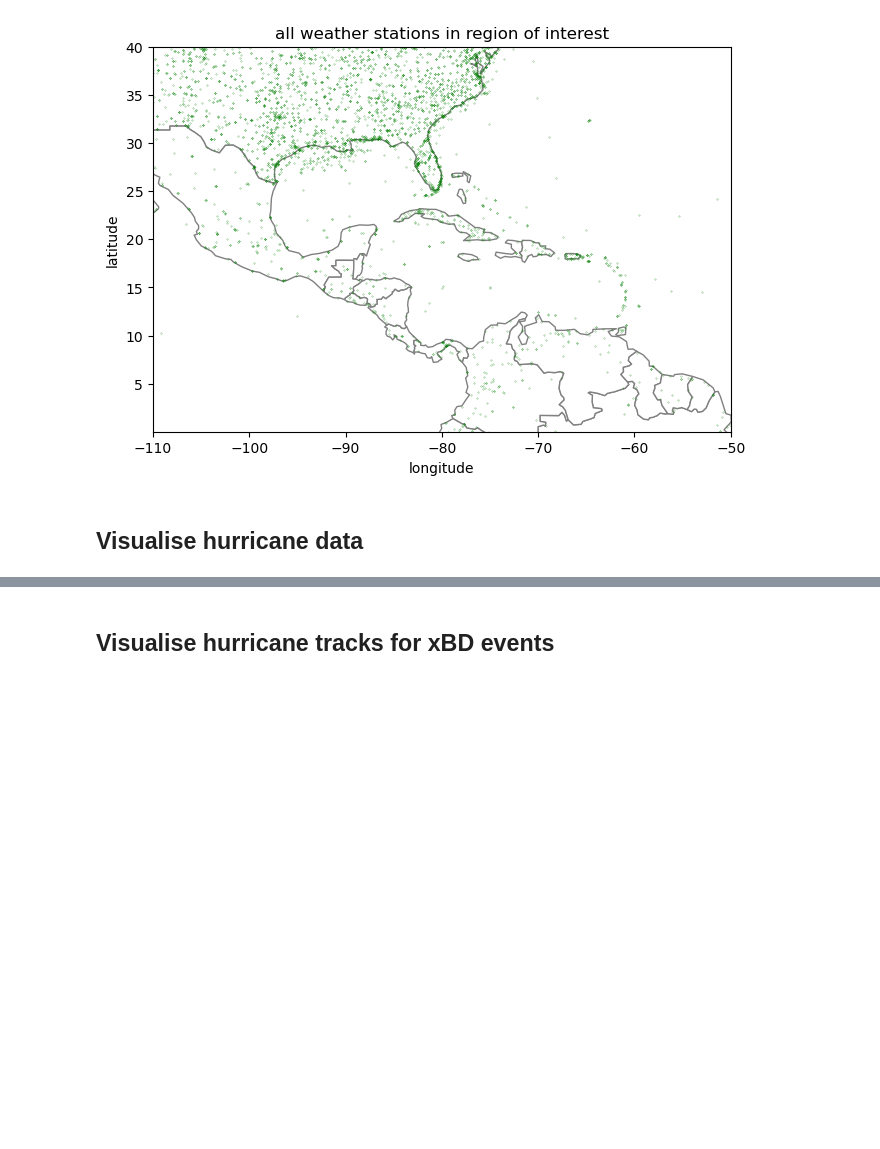
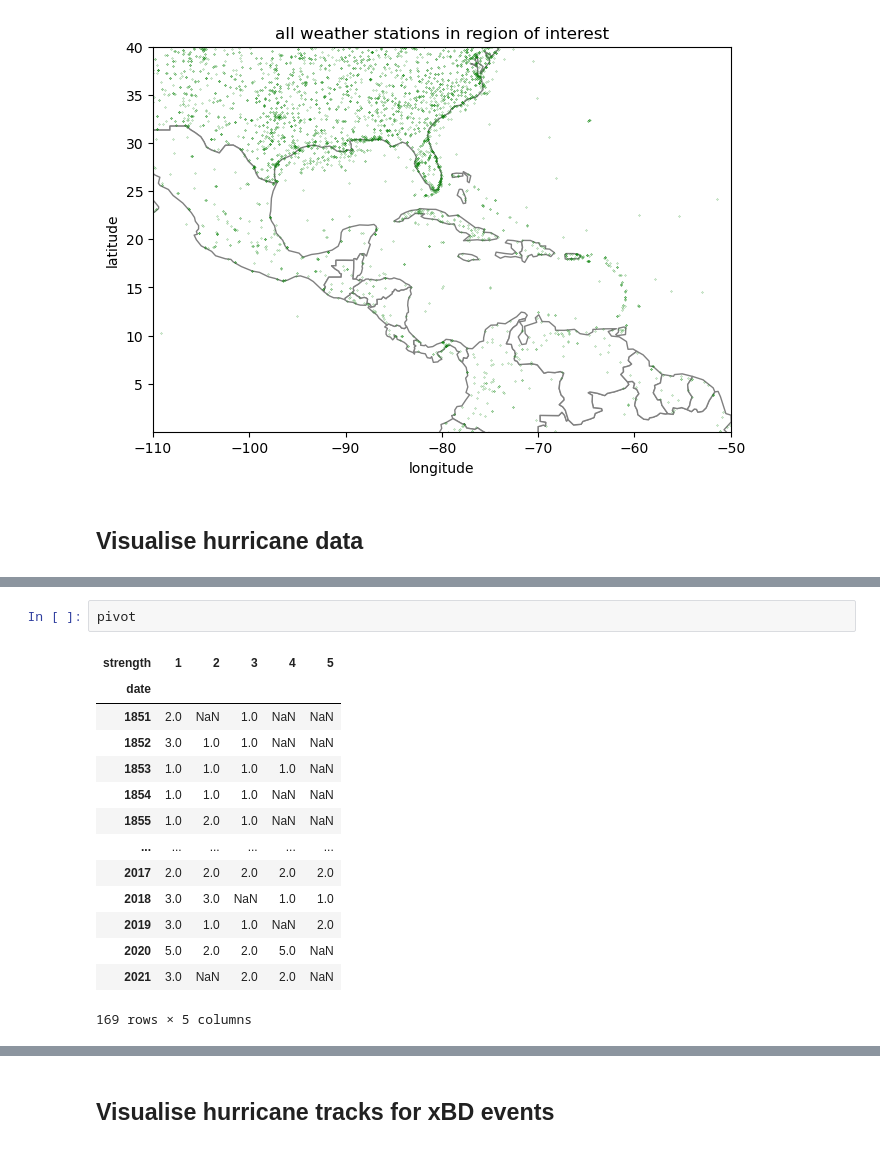
Before and after one commit to ai4er-cdt/hurricane-harm-herald, a Jupyter notebook: notebooks/visualise_weather.ipynb, the cells around one changed output, grey strips where cells are left out. Drawn from its saved outputs; the diff is of its cells as text; blank space fills up the shorter version.

```diff
--- a/notebooks/visualise_weather.ipynb
+++ b/notebooks/visualise_weather.ipynb
@@ -92,0 +141,17 @@ ax.set_title('all weather stations in region of interest');
+# %%
+pivot
+# %% [output]
+| strength | 1 | 2 | 3 | 4 | 5 |
+| date |  |  |  |  |  |
+| 1851 | 2.0 | NaN | 1.0 | NaN | NaN |
+| 1852 | 3.0 | 1.0 | 1.0 | NaN | NaN |
+| 1853 | 1.0 | 1.0 | 1.0 | 1.0 | NaN |
+| 1854 | 1.0 | 1.0 | 1.0 | NaN | NaN |
+| 1855 | 1.0 | 2.0 | 1.0 | NaN | NaN |
+| ... | ... | ... | ... | ... | ... |
+| 2017 | 2.0 | 2.0 | 2.0 | 2.0 | 2.0 |
+| 2018 | 3.0 | 3.0 | NaN | 1.0 | 1.0 |
+| 2019 | 3.0 | 1.0 | 1.0 | NaN | 2.0 |
+| 2020 | 5.0 | 2.0 | 2.0 | 5.0 | NaN |
+| 2021 | 3.0 | NaN | 2.0 | 2.0 | NaN |
+169 rows × 5 columns
```
Also changed, not shown: parts of 30 cells of this notebook.
